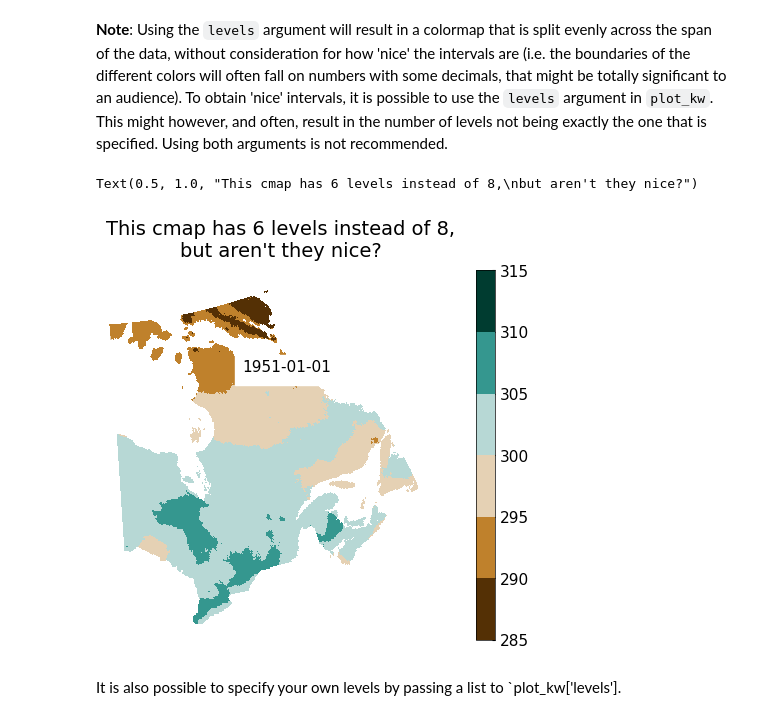
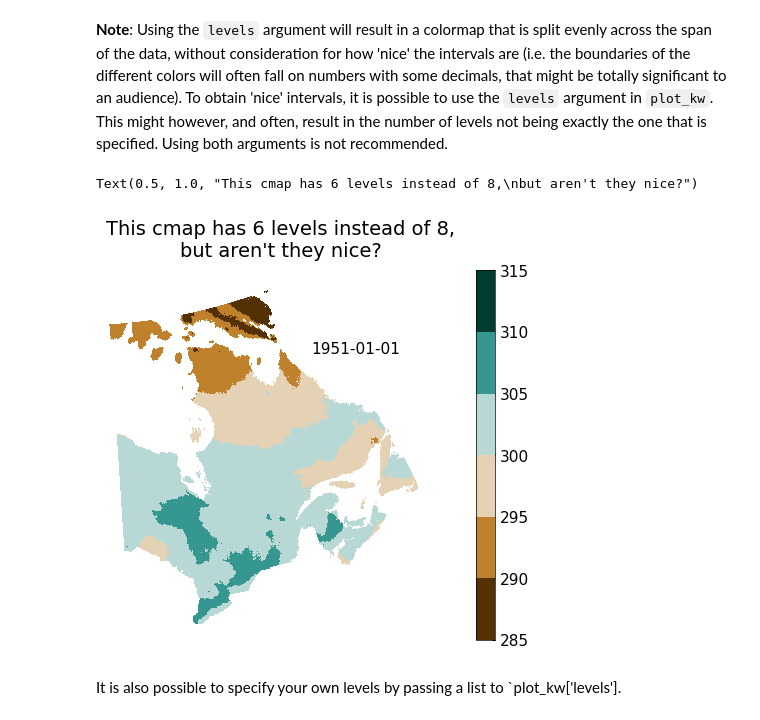
Before and after one commit to Ouranosinc/figanos, a Jupyter notebook: docs/notebooks/spirograph_docs.ipynb, the cells around one changed output. Saved outputs shown, nothing was run; the diff lists cells and outputs as text; code cells hidden in the pictures.

```diff
--- a/docs/notebooks/spirograph_docs.ipynb
+++ b/docs/notebooks/spirograph_docs.ipynb
@@ -306,11 +307,12 @@ Text(0.5, 1.0, "This is still temperature data,\nbut let's pretend.")
 **Note**: Using the `levels` argument will result in a colormap that is split evenly across the span of the data, without consideration for how 'nice' the intervals are (i.e. the boundaries of the different colors will often fall on numbers with some decimals, that might be totally significant to an audience). To obtain 'nice' intervals, it is possible to use the `levels` argument in `plot_kw`. This might however, and often, result in the number of levels not being exactly the one that is specified. Using both arguments is not recommended.
 # %%
 #creating the same map, with 'nice' levels.
-ax = sp.gridmap(da_pr, projection=projection, divergent=300, plot_kw={'levels':8, 'cbar_kwargs':{'label':None}}, show_time=(0.65, 0.75))
+ax = sp.gridmap(da_pr, projection=projection, divergent=300,
+                plot_kw={'levels':8, 'cbar_kwargs':{'label':None}}, show_time=(0.85, 0.8))
 ax.set_title('This cmap has 6 levels instead of 8,\nbut aren\'t they nice?')
 # %% [output]
 Text(0.5, 1.0, "This cmap has 6 levels instead of 8,\nbut aren't they nice?")
-[figure, old version]
+[figure, new version]
 # %% [markdown]
 It is also possible to specify your own levels by passing a list to `plot_kw['levels'].
 # %%
```
Also changed, not shown: parts of 7 cells of this notebook, 1 other file.
